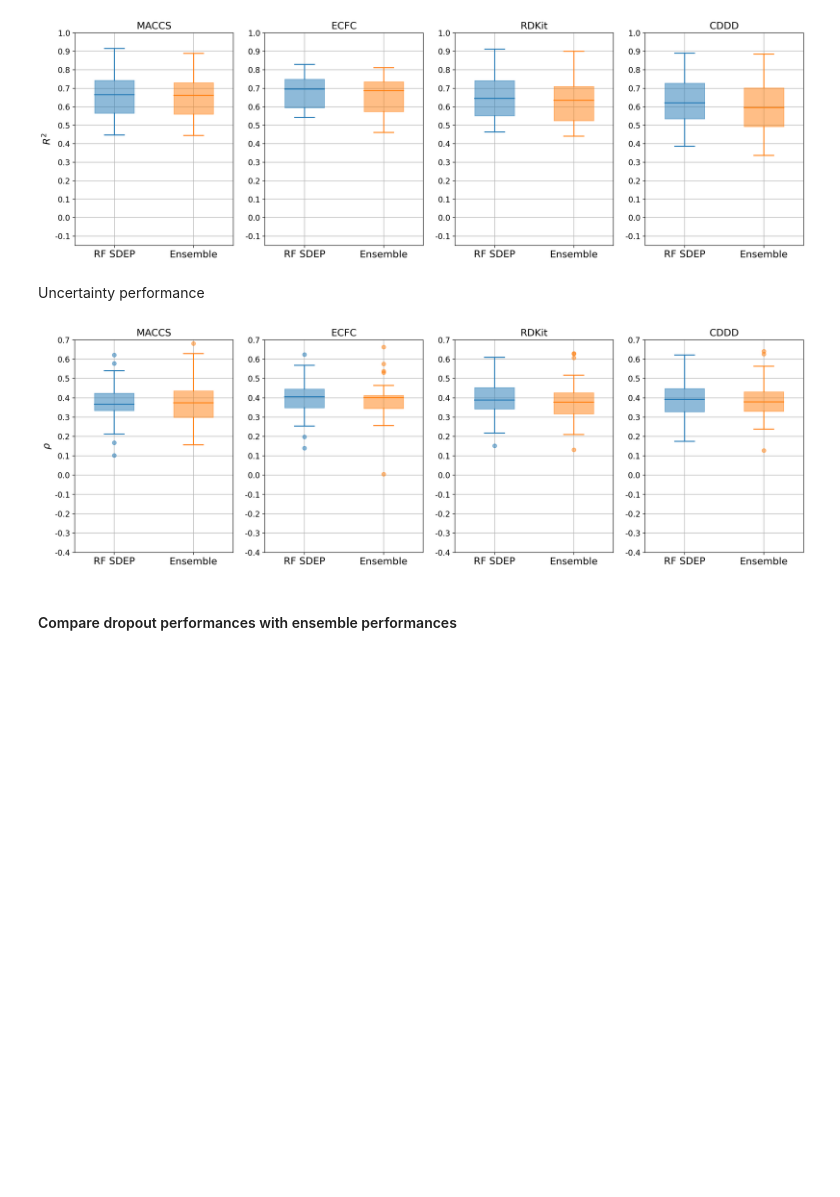
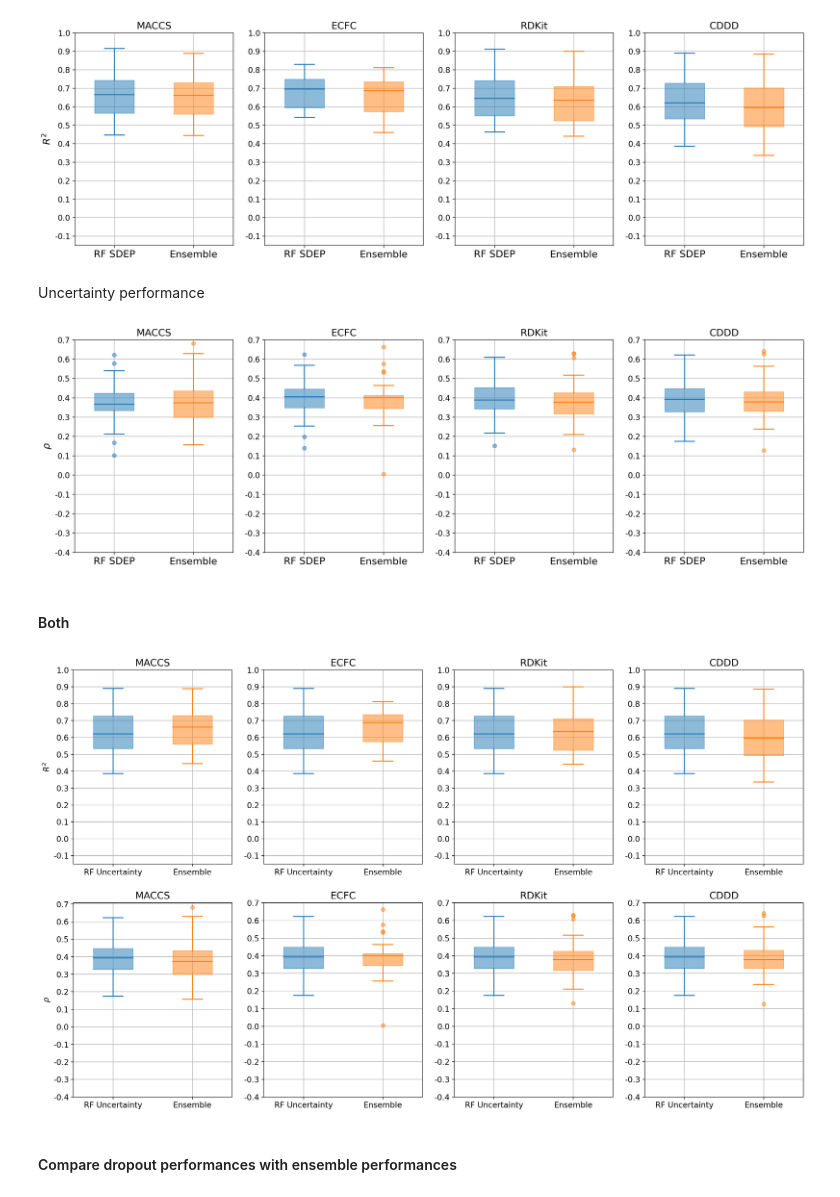
Before and after one commit to ThomasDutschmann/ensemble_uncertainties, a Jupyter notebook: preliminary_experiments/rf_sdep_evaluation/rf_sdep_inspection.ipynb, the cells around one changed output. Saved outputs shown, nothing was run; the diff lists cells and outputs as text; code cells hidden in the pictures; blank space fills up the shorter version.

```diff
--- a/preliminary_experiments/rf_sdep_evaluation/rf_sdep_inspection.ipynb
+++ b/preliminary_experiments/rf_sdep_evaluation/rf_sdep_inspection.ipynb
@@ -258,6 +260,79 @@ plt.savefig(PLOT_FOLDER+'rf_sdep_vs_ensemble/rho.pdf', bbox_inches='tight', pad_
 plt.show()
 # %% [output]
 [figure]
+# %% [markdown]
+#### Both
+# %%
+fix, (r2_axes, rho_axes) = plt.subplots(2, len(descriptors), figsize=(20, 12))
+
+for i in range(len(r2_axes)):
+    ax = r2_axes[i]
+    descriptor = descriptor_names[i]
+    title = descriptor
+    dropout_table = complete_overview_rf_sdep[complete_overview_rf_sdep['descriptor'] == descriptor]
+    ensemble_table = complete_overview_ensemble[complete_overview_ensemble['descriptor'] == descriptor]
+    ax.grid(zorder=1000)
+    for j, table in enumerate([rf_sdep_table, ensemble_table]):
+        flierprops = {'markerfacecolor':f'C{j}', 'markeredgecolor':f'C{j}', 'alpha':.5}
+        box = ax.boxplot(table['r2'], flierprops=flierprops, positions=[j], widths=[.5], patch_artist=True)
+        for k, patch in enumerate(box['boxes']):
+            patch.set_facecolor(f'C{j}')
+            patch.set_edgecolor(f'C{j}')
+            patch.set_alpha(.5)
+        for patch in box['medians']:
+            patch.set_color(f'C{j}')
+            patch.set_linewidth(1.5)
+        for item in ['whiskers', 'fliers', 'caps']:
+            for patch in box[item]:
+                patch.set_color(f'C{j}')
+                patch.set_linewidth(1.5)
+    ax.set_ylim((-.15, 1.))
+    ax.set_title(title, size=15)
+    ax.set_xticklabels(['RF Uncertainty', 'Ensemble'])
+    rang_adjusted = make_y_range((-.1, 1.))
+    ax.set_yticks(rang_adjusted)
+    ax.set_yticklabels(rang_adjusted)
+    plt.setp(ax.xaxis.get_majorticklabels(), size=12)
+    plt.setp(ax.yaxis.get_majorticklabels(), size=12)
+    if i == 0:
+        ax.set_ylabel('$R^2$', size=12)
+
+for i in range(len(rho_axes)):
+    ax = rho_axes[i]
+    descriptor = descriptor_names[i]
+    title = descriptor
+    dropout_table = complete_overview_rf_sdep[complete_overview_rf_sdep['descriptor'] == descriptor]
+    ensemble_table = complete_overview_ensemble[complete_overview_ensemble['descriptor'] == descriptor]
+    ax.grid(zorder=1000)
+    for j, table in enumerate([rf_sdep_table, ensemble_table]):
+        flierprops = {'markerfacecolor':f'C{j}', 'markeredgecolor':f'C{j}', 'alpha':.5}
+        box = ax.boxplot(table['rho'], flierprops=flierprops, positions=[j], widths=[.5], patch_artist=True)
+        for k, patch in enumerate(box['boxes']):
+            patch.set_facecolor(f'C{j}')
+            patch.set_edgecolor(f'C{j}')
+            patch.set_alpha(.5)
+        for patch in box['medians']:
+            patch.set_color(f'C{j}')
+            patch.set_linewidth(1.5)
+        for item in ['whiskers', 'fliers', 'caps']:
+            for patch in box[item]:
+                patch.set_color(f'C{j}')
+                patch.set_linewidth(1.5)
+    #ax.set_ylim((-.4, .7))
+    ax.set_title(title, size=15)
+    ax.set_xticklabels(['RF Uncertainty', 'Ensemble'])
+    rang_adjusted = make_y_range((-.4, .7))
+    ax.set_yticks(rang_adjusted)
+    ax.set_yticklabels(rang_adjusted)
+    plt.setp(ax.xaxis.get_majorticklabels(), size=12)
+    plt.setp(ax.yaxis.get_majorticklabels(), size=12)
+    if i == 0:
+        ax.set_ylabel(r'$\rho$', size=12)
+
+plt.savefig(PLOT_FOLDER+'rf_sdep_vs_ensemble/rf_sdep_comparison_summary.pdf', bbox_inches='tight', pad_inches=0.05)
+plt.show()
+# %% [output]
+[figure, added]
 # %% [markdown]
 #### Compare dropout performances with ensemble performances
 # %%
```
Also changed, not shown: parts of 5 cells of this notebook, 1 other file.
